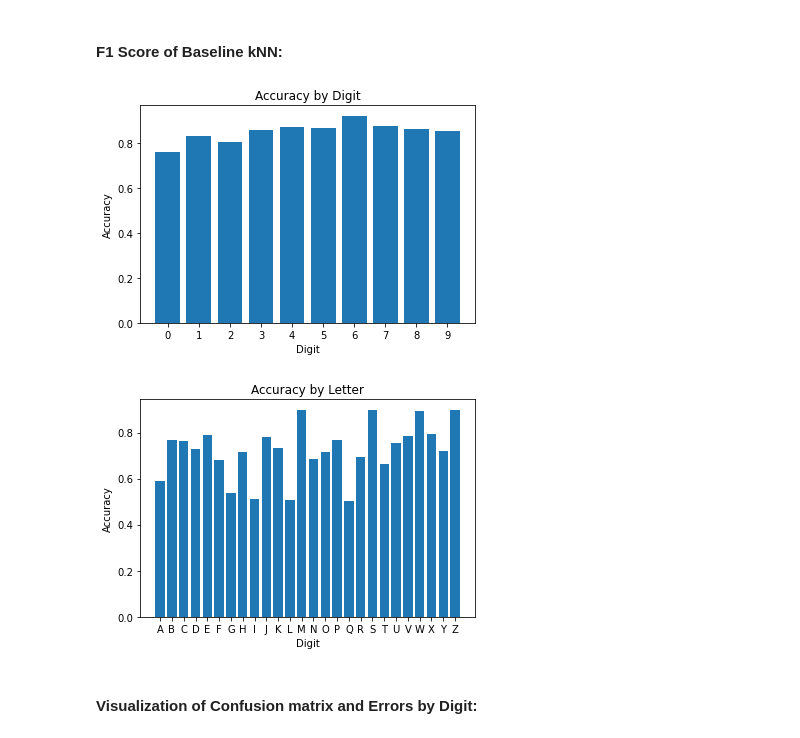
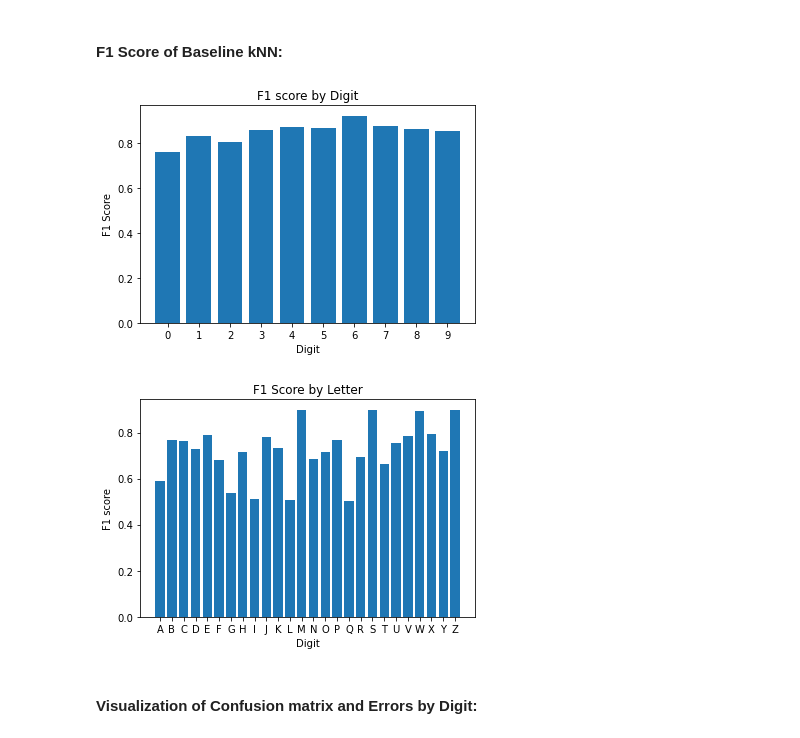
Before and after one commit to COGS118A/Group008-Wi23, a Jupyter notebook: ProposalGroup008-Wi23.ipynb, the cells around one changed output. Cells and saved outputs as stored; diff of their text form; code cells hidden in the pictures.

Commit message:
changed name of plot
f1 score still had accuracy name

```diff
--- a/ProposalGroup008-Wi23.ipynb
+++ b/ProposalGroup008-Wi23.ipynb
@@ -304,24 +304,24 @@ letter_F1_score = F1_score[10:]
 # %%
 # Plot accuracy by digit
 plt.bar(range(10), digit_F1_score)
 plt.xlabel('Digit')
-plt.ylabel('Accuracy')
-plt.title('Accuracy by Digit')
+plt.ylabel('F1 Score')
+plt.title('F1 score by Digit')
 plt.xticks(range(10), range(10))
 plt.show()
 # %% [output]
-[figure, old version]
+[figure, new version]
 # %%
 alphabet = [chr(i) for i in range(65, 91)]
 # Plot accuracy by letter
 plt.bar(range(26), letter_F1_score)
 plt.xticks(range(26), alphabet)
 plt.xlabel('Digit')
-plt.ylabel('Accuracy')
-plt.title('Accuracy by Letter')
+plt.ylabel('F1 score')
+plt.title('F1 Score by Letter')
 plt.show()
 # %% [output]
-[figure, old version]
+[figure, new version]
 # %% [markdown]
 #### Visualization of Confusion matrix and Errors by Digit:
 # %%
```
